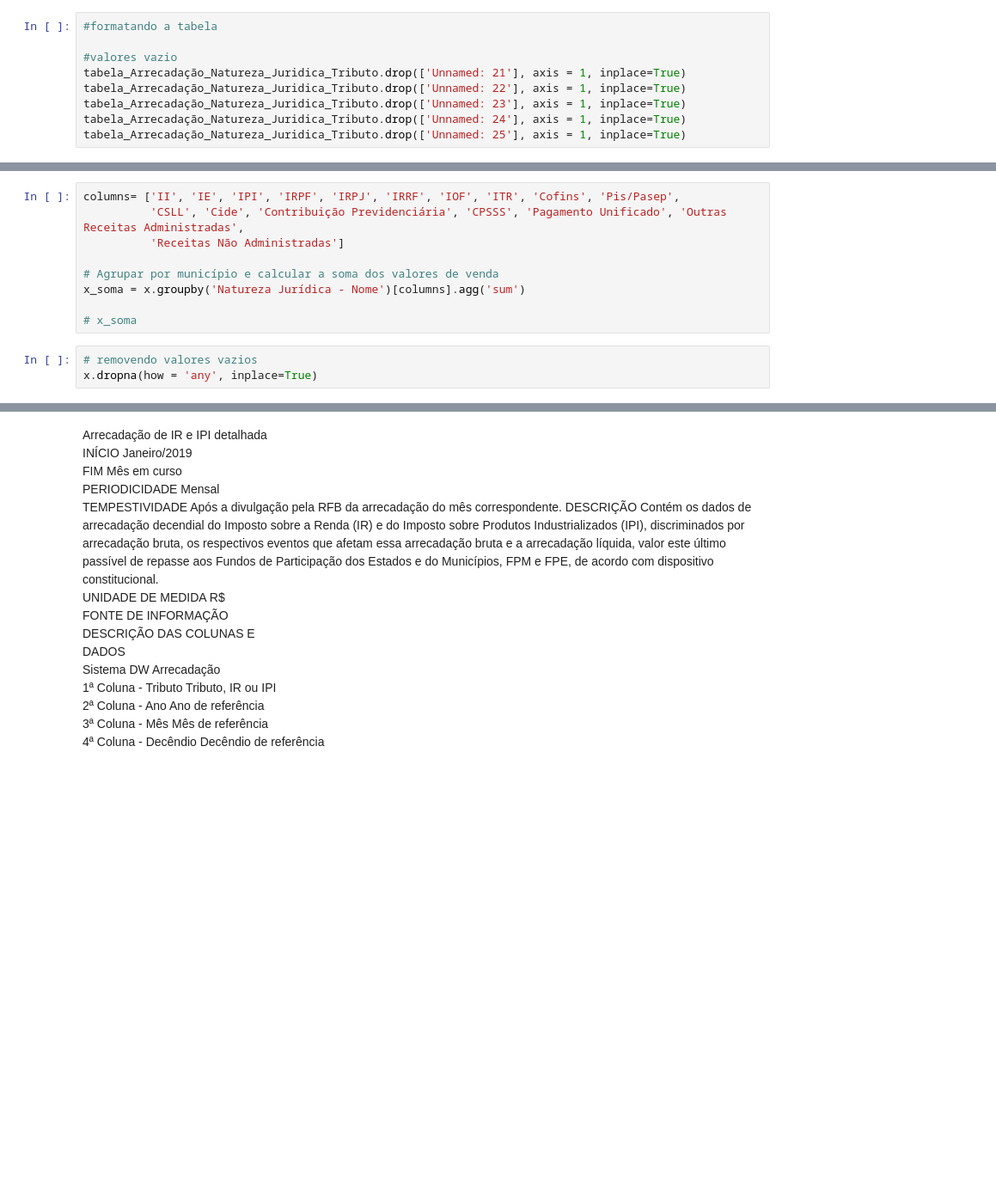
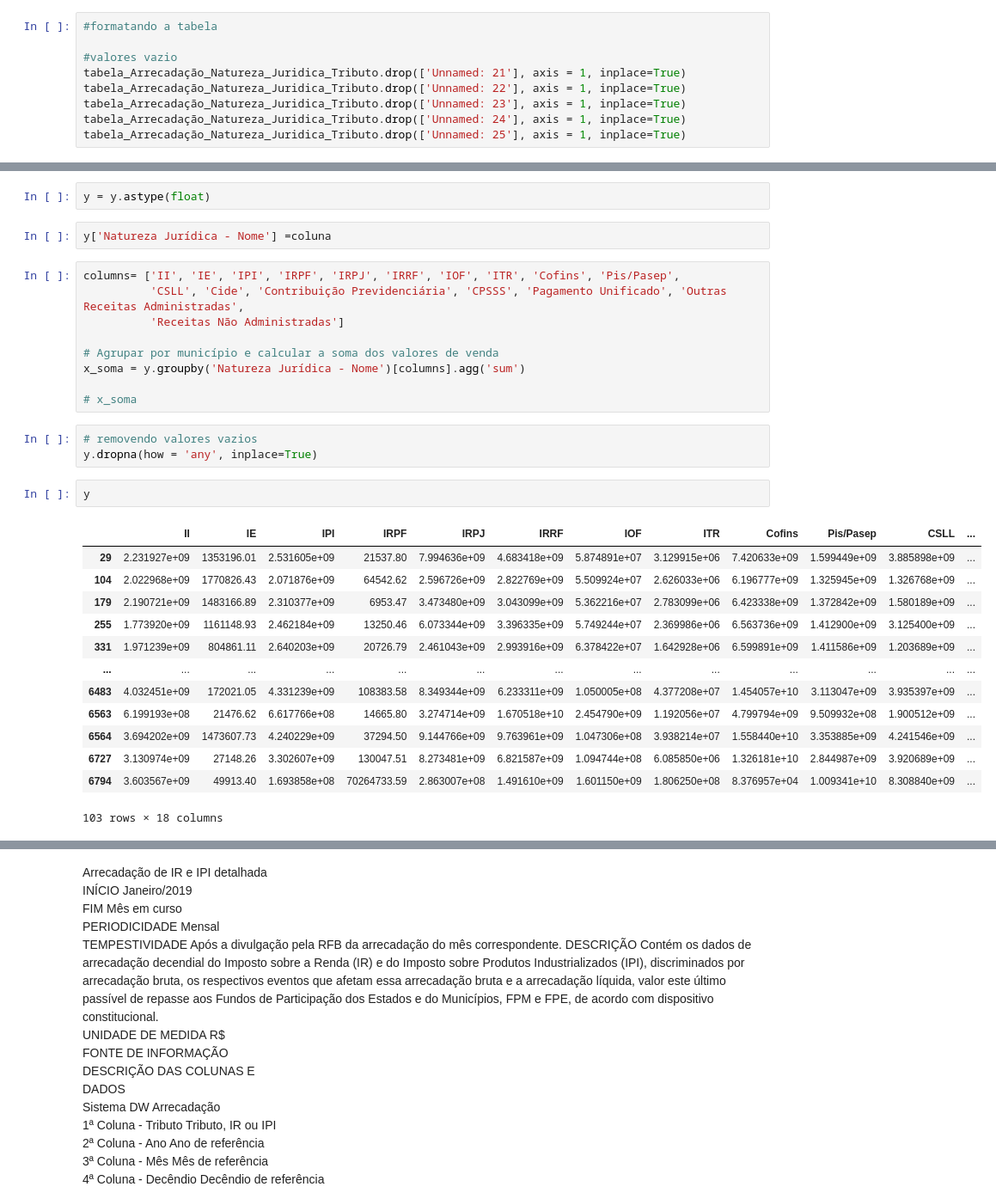
Before and after one commit to Danieloliver1/Datascience, a Jupyter notebook: python_industria.ipynb, the cells around one changed output, grey strips where cells are left out. Shown at 86% size. Saved outputs shown, nothing was run; the diff lists cells and outputs as text; blank space fills up the shorter version.

```diff
--- a/python_industria.ipynb
+++ b/python_industria.ipynb
@@ -332,15 +402,35 @@ x['Natureza Jurídica - Nome'] = tabela_Arrecadação_Natureza_Juridica_Tributo[
+# %%
+y = y.astype(float)
+# %%
+y['Natureza Jurídica - Nome'] =coluna
 # %%
 columns= ['II', 'IE', 'IPI', 'IRPF', 'IRPJ', 'IRRF', 'IOF', 'ITR', 'Cofins', 'Pis/Pasep',
           'CSLL', 'Cide', 'Contribuição Previdenciária', 'CPSSS', 'Pagamento Unificado', 'Outras Receitas Administradas',
           'Receitas Não Administradas']
 
 # Agrupar por município e calcular a soma dos valores de venda
-x_soma = x.groupby('Natureza Jurídica - Nome')[columns].agg('sum')
+x_soma = y.groupby('Natureza Jurídica - Nome')[columns].agg('sum')
 
 # x_soma
 # %%
 # removendo valores vazios
-x.dropna(how = 'any', inplace=True)
+y.dropna(how = 'any', inplace=True)
+# %%
+y
+# %% [output]
+|  | II | IE | IPI | IRPF | IRPJ | IRRF | IOF | ITR | Cofins | Pis/Pasep | CSLL | ... |
+| 29 | 2.231927e+09 | 1353196.01 | 2.531605e+09 | 21537.80 | 7.994636e+09 | 4.683418e+09 | 5.874891e+07 | 3.129915e+06 | 7.420633e+09 | 1.599449e+09 | 3.885898e+09 | ... |
+| 104 | 2.022968e+09 | 1770826.43 | 2.071876e+09 | 64542.62 | 2.596726e+09 | 2.822769e+09 | 5.509924e+07 | 2.626033e+06 | 6.196777e+09 | 1.325945e+09 | 1.326768e+09 | ... |
+| 179 | 2.190721e+09 | 1483166.89 | 2.310377e+09 | 6953.47 | 3.473480e+09 | 3.043099e+09 | 5.362216e+07 | 2.783099e+06 | 6.423338e+09 | 1.372842e+09 | 1.580189e+09 | ... |
+| 255 | 1.773920e+09 | 1161148.93 | 2.462184e+09 | 13250.46 | 6.073344e+09 | 3.396335e+09 | 5.749244e+07 | 2.369986e+06 | 6.563736e+09 | 1.412900e+09 | 3.125400e+09 | ... |
+| 331 | 1.971239e+09 | 804861.11 | 2.640203e+09 | 20726.79 | 2.461043e+09 | 2.993916e+09 | 6.378422e+07 | 1.642928e+06 | 6.599891e+09 | 1.411586e+09 | 1.203689e+09 | ... |
+| ... | ... | ... | ... | ... | ... | ... | ... | ... | ... | ... | ... | ... |
+| 6483 | 4.032451e+09 | 172021.05 | 4.331239e+09 | 108383.58 | 8.349344e+09 | 6.233311e+09 | 1.050005e+08 | 4.377208e+07 | 1.454057e+10 | 3.113047e+09 | 3.935397e+09 | ... |
+| 6563 | 6.199193e+08 | 21476.62 | 6.617766e+08 | 14665.80 | 3.274714e+09 | 1.670518e+10 | 2.454790e+09 | 1.192056e+07 | 4.799794e+09 | 9.509932e+08 | 1.900512e+09 | ... |
+| 6564 | 3.694202e+09 | 1473607.73 | 4.240229e+09 | 37294.50 | 9.144766e+09 | 9.763961e+09 | 1.047306e+08 | 3.938214e+07 | 1.558440e+10 | 3.353885e+09 | 4.241546e+09 | ... |
+| 6727 | 3.130974e+09 | 27148.26 | 3.302607e+09 | 130047.51 | 8.273481e+09 | 6.821587e+09 | 1.094744e+08 | 6.085850e+06 | 1.326181e+10 | 2.844987e+09 | 3.920689e+09 | ... |
+| 6794 | 3.603567e+09 | 49913.40 | 1.693858e+08 | 70264733.59 | 2.863007e+08 | 1.491610e+09 | 1.601150e+09 | 1.806250e+08 | 8.376957e+04 | 1.009341e+10 | 8.308840e+09 | ... |
+103 rows × 18 columns
 # %%
 #grafico
 import matplotlib.pyplot as plt
```
Also changed, not shown: parts of 10 cells of this notebook.
